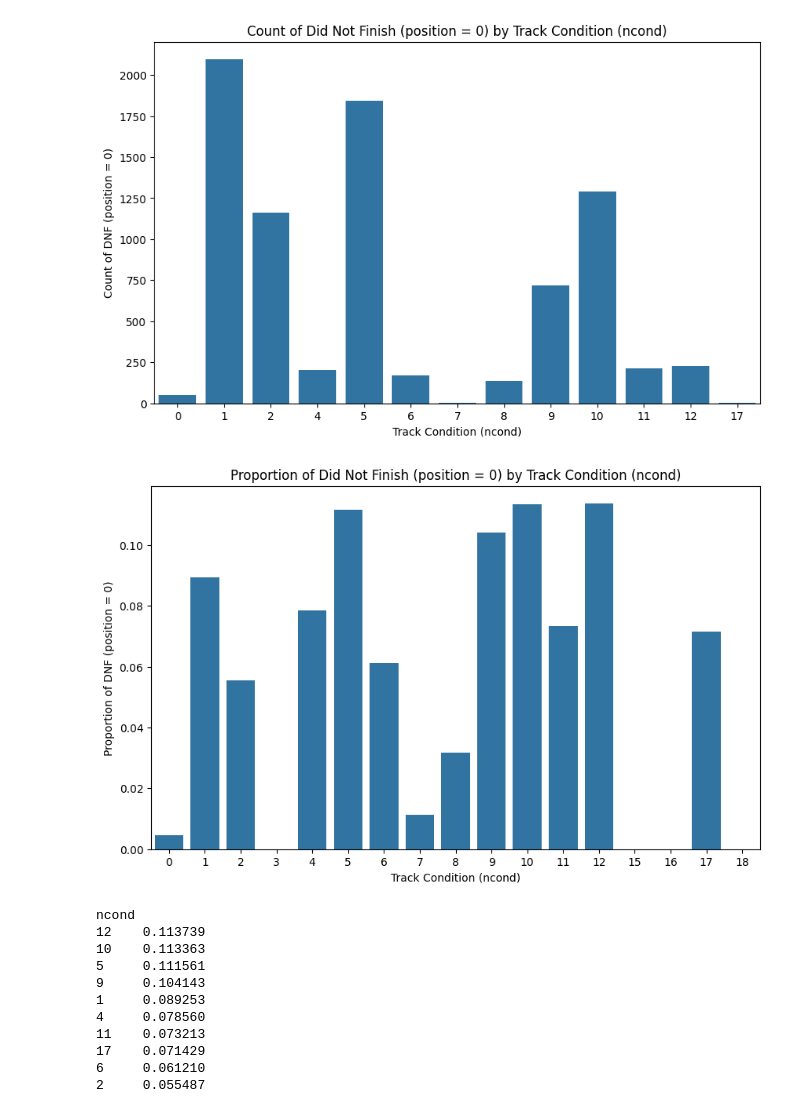
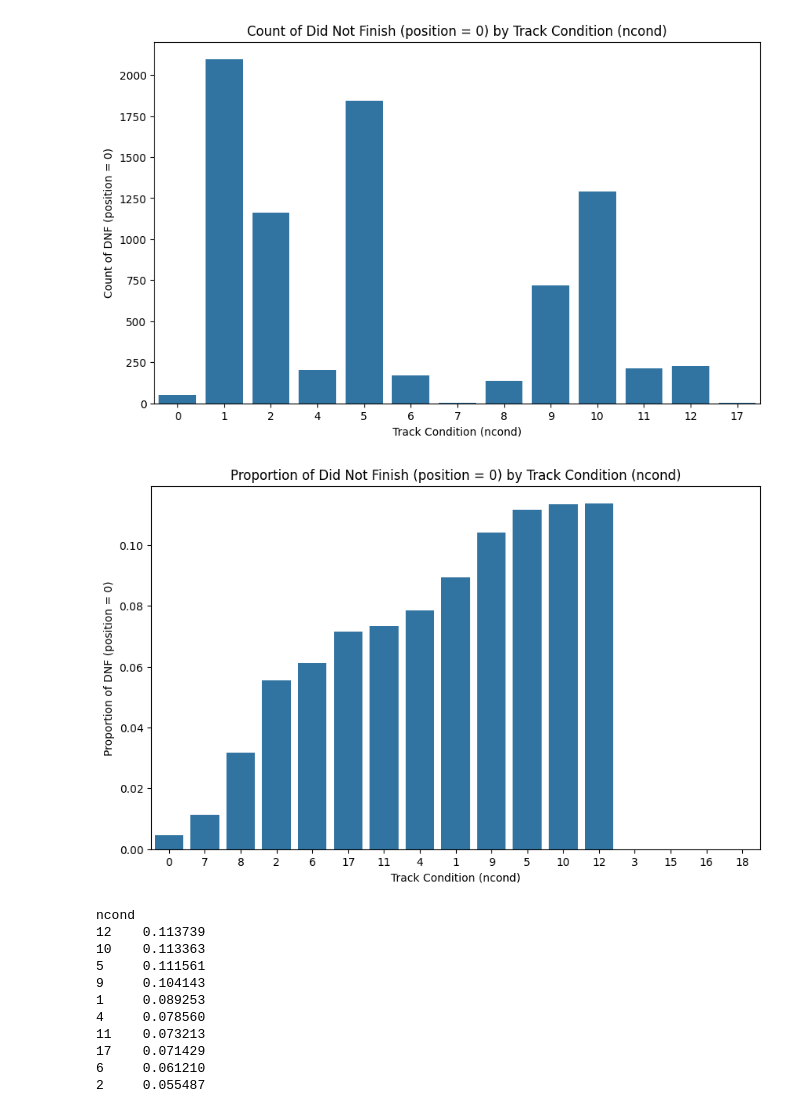
Before and after one commit to sabridelrosal/RaceHorsesROI, a Jupyter notebook: notebooks/02-eda.ipynb, the cells around one changed output. Cells and saved outputs as stored; diff of their text form; code cells hidden in the pictures.

```diff
--- a/notebooks/02-eda.ipynb
+++ b/notebooks/02-eda.ipynb
@@ -204,26 +204,26 @@ plt.show()
 # %%
 # going to do similar but calculating a proportion to use for better understanding
 
 # total races per ncond
 totalraces = races_horses_df["ncond"].value_counts()
 
 # position 0 per ncond
 totalDNF = races_horses_df[races_horses_df["position"] == 0]["ncond"].value_counts()
 
 # proportion of DNF for each ncond
-dnfProportion = (totalDNF / totalraces).sort_values(ascending=False)
+dnfProportion = (totalDNF / totalraces).sort_values(ascending=True)
 
 # plotting
 plt.figure(figsize=(10, 6))
-sns.barplot(x=dnfProportion.index, y=dnfProportion.values)
+sns.barplot(x=dnfProportion.index, y=dnfProportion.values , order=dnfProportion.index)
 
 plt.title("Proportion of Did Not Finish (position = 0) by Track Condition (ncond)")
 plt.xlabel("Track Condition (ncond)")
 plt.ylabel("Proportion of DNF (position = 0)")
 
 plt.show()
 # %% [output]
-[figure, old version]
+[figure, new version]
 # %%
 # let's see the hard numbers to better understand visual
 
```
Also changed, not shown: parts of 5 cells of this notebook, 8 other files.
